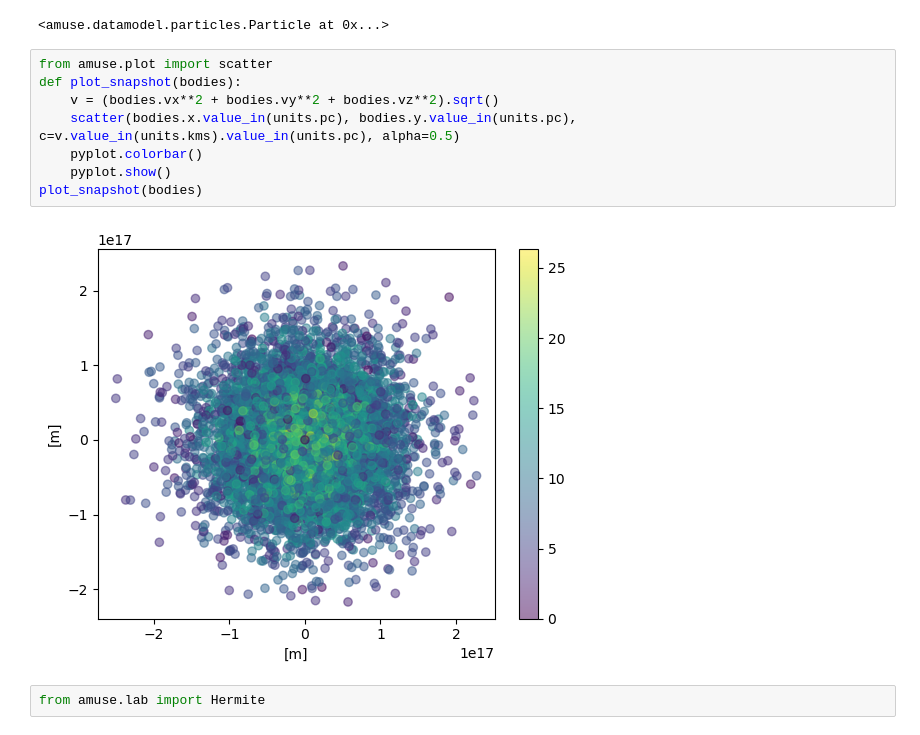
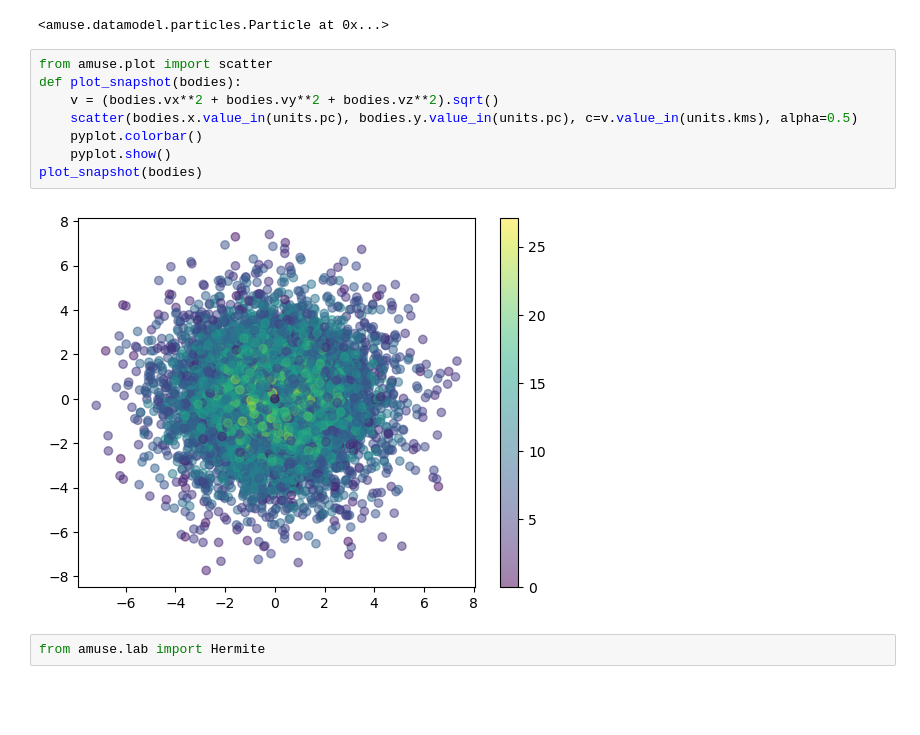
Before and after one commit to Protesticon/BBH_AMUSE, a Jupyter notebook: BH_initialization.ipynb, the cells around one changed output. Saved outputs shown, nothing was run; the diff lists cells and outputs as text; blank space fills up the shorter version.

```diff
--- a/BH_initialization.ipynb
+++ b/BH_initialization.ipynb
@@ -57,13 +57,13 @@ bodies.add_particle(SMBH)
 # %%
 from amuse.plot import scatter
 def plot_snapshot(bodies):
     v = (bodies.vx**2 + bodies.vy**2 + bodies.vz**2).sqrt()
-    scatter(bodies.x.value_in(units.pc), bodies.y.value_in(units.pc), c=v.value_in(units.kms).value_in(units.pc), alpha=0.5)
+    scatter(bodies.x.value_in(units.pc), bodies.y.value_in(units.pc), c=v.value_in(units.kms), alpha=0.5)
     pyplot.colorbar()
     pyplot.show()
 plot_snapshot(bodies)
 # %% [output]
-[figure, old version]
+[figure, new version]
 # %%
 from amuse.lab import Hermite
 # %%
```
Also changed, not shown: parts of 1 cell of this notebook, 1 other file.
